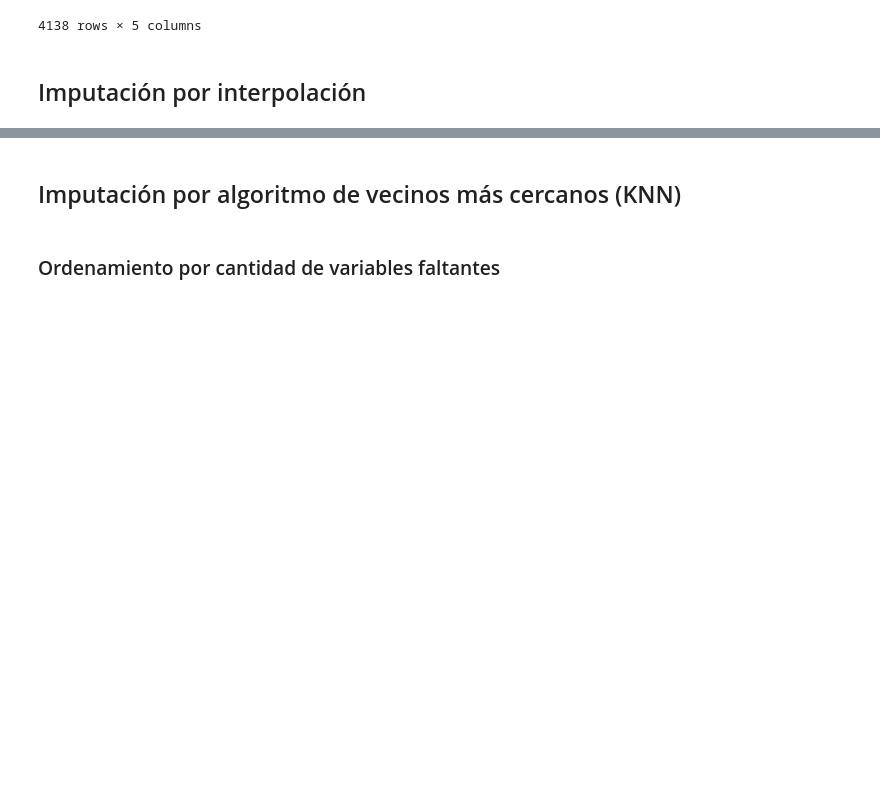
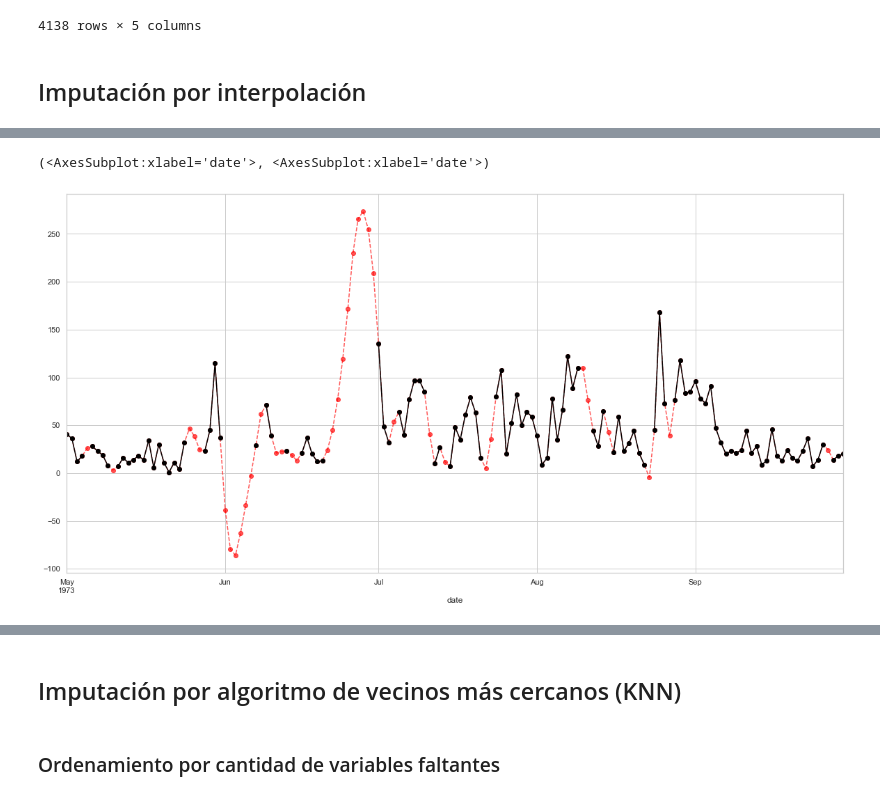
Before and after one commit to Bryan1195/Imputation-Missing-values, a Jupyter notebook: notebooks/live-imputation-missing-values.ipynb, the cells around one changed output, grey strips where cells are left out. Saved outputs shown, nothing was run; the diff lists cells and outputs as text; code cells hidden in the pictures; blank space fills up the shorter version.

```diff
--- a/notebooks/live-imputation-missing-values.ipynb
+++ b/notebooks/live-imputation-missing-values.ipynb
@@ -674,0 +708,11 @@ plt.figure(figsize=(10,10))
+# %%
+plt.figure(figsize=(20,10))
+(
+    airquality_df.select_columns('ozone').pipe(lambda df: (
+        df.ozone.interpolate(method='quadratic').plot(color = 'red', marker = 'o', alpha = 6/9, linestyle = 'dashed'),
+        df.ozone.plot(color = '#000000', marker = 'o')
+    ))
+)
+# %% [output]
+(<AxesSubplot:xlabel='date'>, <AxesSubplot:xlabel='date'>)
+[figure, added]
```
Also changed, not shown: parts of 9 cells of this notebook, 1 other file.
